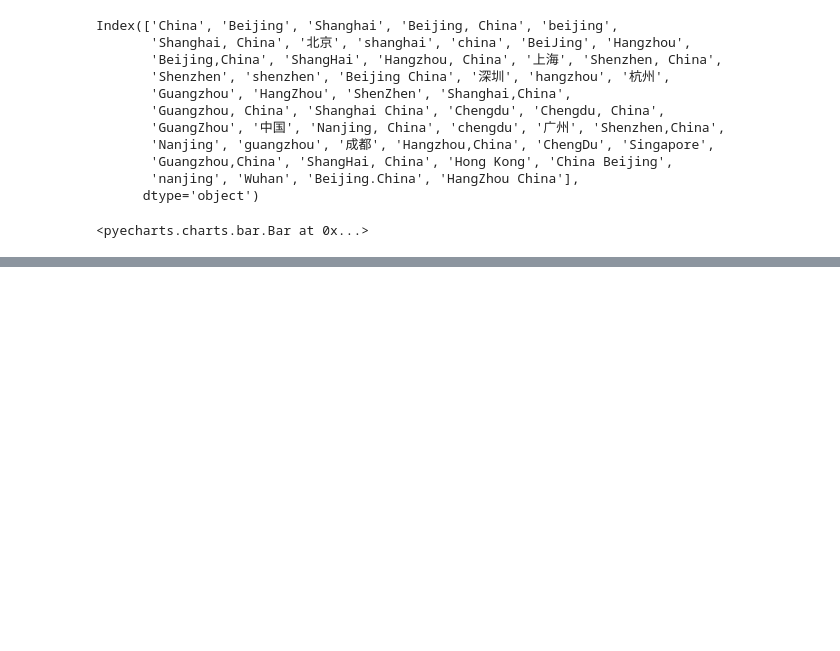
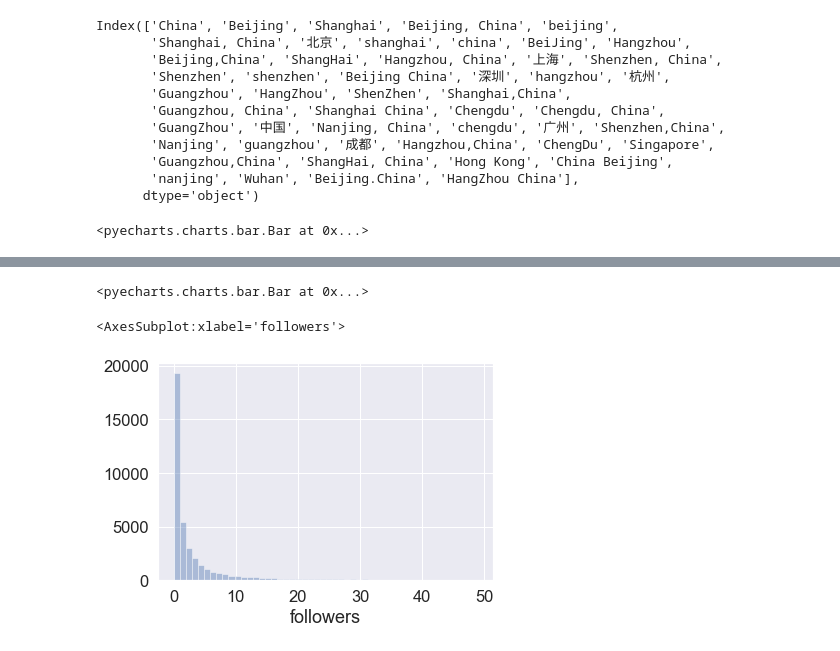
Before and after one commit to VENHM/HHX, a Jupyter notebook: 996test.ipynb, the cells around one changed output, grey strips where cells are left out. Drawn from its saved outputs; the diff is of its cells as text; code cells hidden in the pictures; blank space fills up the shorter version.

```diff
--- a/996test.ipynb
+++ b/996test.ipynb
@@ -434,0 +463,4 @@ bar
+# %%
+bar
+# %% [output]
+<pyecharts.charts.bar.Bar at 0x...>
@@ -434,0 +469,6 @@ bar
+# %%
+sns.set(font_scale=1.5)
+sns.distplot(user_data.loc[user_data['followers'] < 50, 'followers'], kde=False)
+# %% [output]
+<AxesSubplot:xlabel='followers'>
+[figure, added]
```
Also changed, not shown: parts of 16 cells of this notebook.
